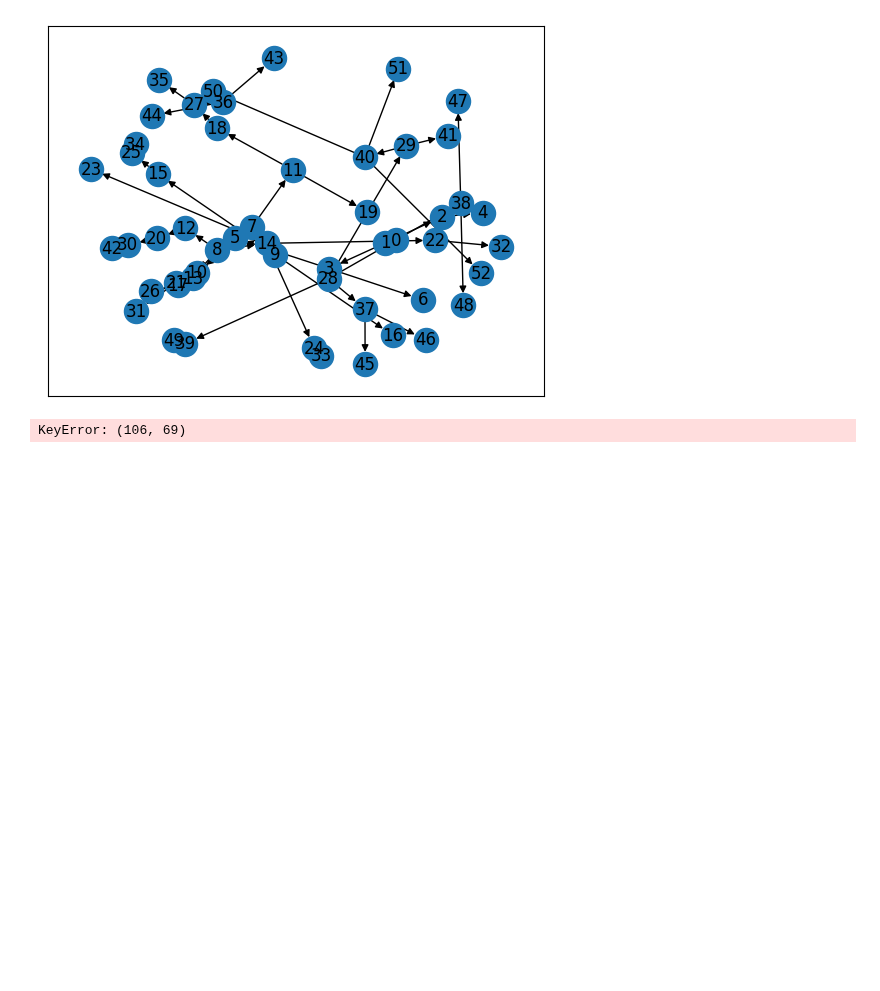
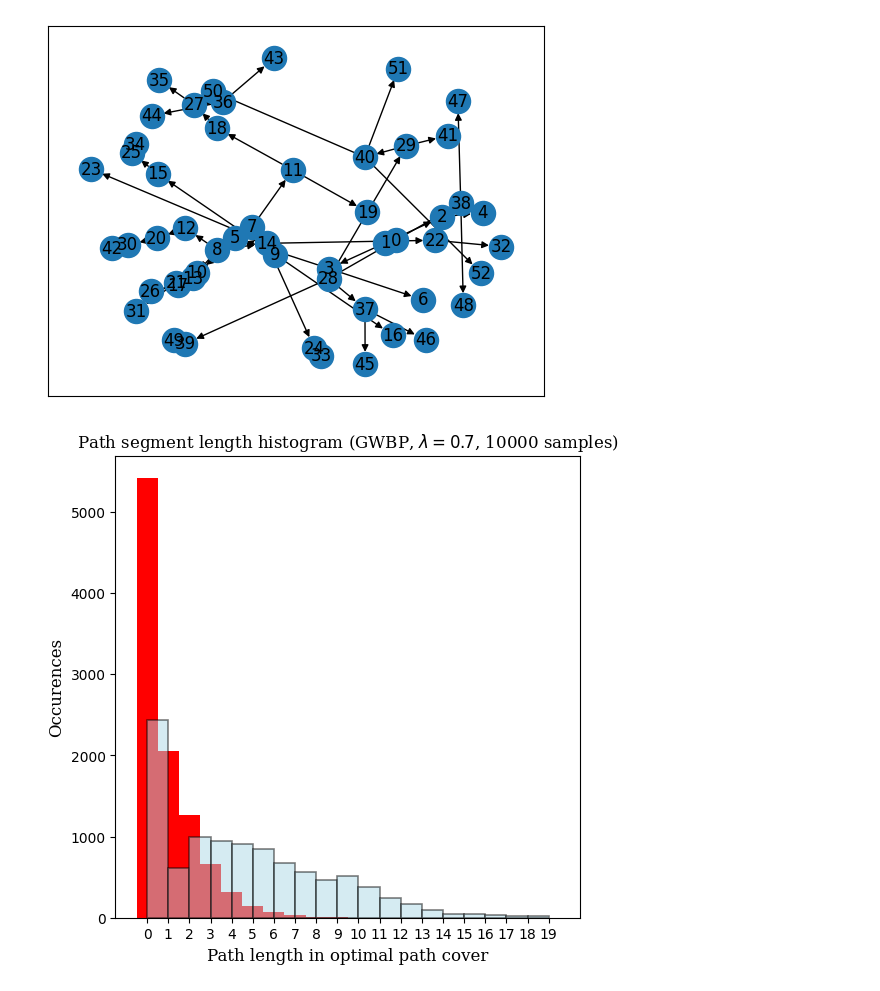
Before and after one commit to JulesGB/MeanFieldLastPassagePercolation, a Jupyter notebook: typical_path_length.ipynb, the cells around one changed output. Drawn from its saved outputs; the diff is of its cells as text; code cells hidden in the pictures; blank space fills up the shorter version.

Commit message:
fixed GWBP uniform path length sampling

```diff
--- a/typical_path_length.ipynb
+++ b/typical_path_length.ipynb
@@ -258,11 +258,15 @@ def run_samples_uniform():
     rsls = []
     while len(rsls) < num_samples:
         unif_dist = lambda: np.random.randint(4)
-        sample_tree = GWBP(dist=unif_dist, MAXLEVEL=10)
+        sample_tree = nx.Graph(GWBP(dist=unif_dist, MAXLEVEL=10))
+        for u,v in sample_tree.edges():
+            sample_tree[u][v]['weight'] = 1
 
         rsls.append(root_seg_length(sample_tree))
     return rsls
 # %%
-run_samples_uniform()
+uniform_rsls = run_samples_uniform()
-# %% [output]
-KeyError: (106, 69)
+# %%
+generate_histogram(uniform_rsls, bins=np.arange(0,20,1))
+# %% [output]
+[figure, added]
```
